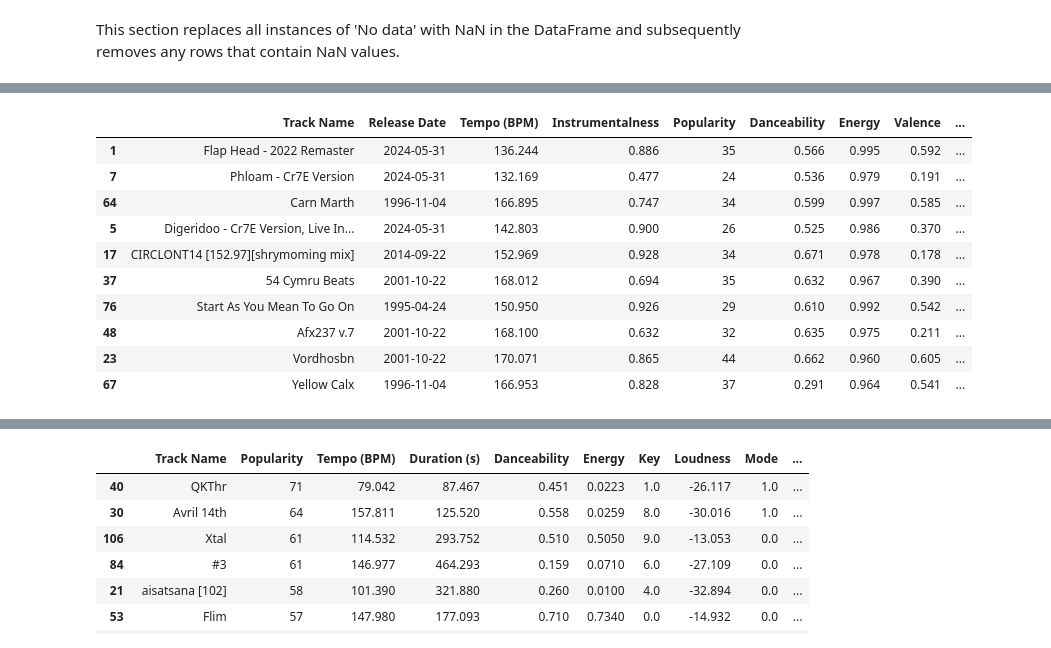
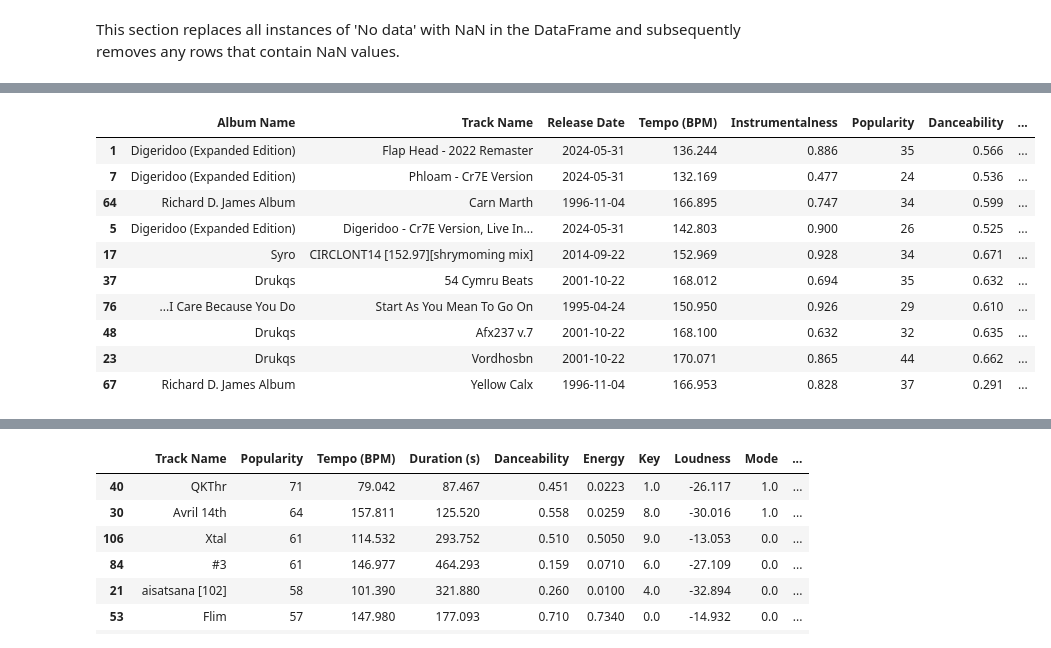
Before and after one commit to iftah-og/afx_eda, a Jupyter notebook: afx_ift1.ipynb, the cells around one changed output, grey strips where cells are left out. Saved outputs shown, nothing was run; the diff lists cells and outputs as text; code cells hidden in the pictures.

```diff
--- a/afx_ift1.ipynb
+++ b/afx_ift1.ipynb
@@ -193,45 +236,45 @@ df['AdjustedLoudnessWeight'] = 1 - df['ReleaseDateNorm']
 # Calculate the raw Bangerness score with adjusted Loudness weight
 df['Bangerness'] = (9.9 * df['Energy'] +
                     0.1 * df['Valence'] +
                     0.2 * df['Instrumentalness'] +
                     0.1 * df['AdjustedLoudnessWeight'] * df['Loudness']) - df['Acousticness']
 
 # Normalize the Bangerness score to the range [0, 1]
 min_bangerness = df['Bangerness'].min()
 max_bangerness = df['Bangerness'].max()
 df['Bangerness'] = (df['Bangerness'] - min_bangerness) / (max_bangerness - min_bangerness)
 
 # Sort DataFrame based on Bangerness
 df_sorted = df.sort_values(['Bangerness'], ascending=False)
 
 # Drop intermediate columns used for calculations
 df_sorted = df_sorted.drop(columns=['ReleaseDateNorm', 'AdjustedLoudnessWeight', 'Release Date Numeric'])
 
 # Extract the first word from 'Track Name'
 df_sorted['First Word'] = df_sorted['Track Name'].str.split().str[0]
 
 # Drop duplicates based on 'First Word', keeping the first occurrence
 df_sorted_unique = df_sorted.drop_duplicates(subset='First Word', keep='first')
 
 # Drop the 'First Word' column as it's no longer needed
 df_sorted_unique = df_sorted_unique.drop(columns=['First Word'])
 
 # Display the top 10 rows of the sorted and unique DataFrame
-df_sorted_unique[['Track Name', 'Release Date', 'Tempo (BPM)', 'Instrumentalness',
+df_sorted_unique[['Album Name', 'Track Name', 'Release Date', 'Tempo (BPM)', 'Instrumentalness',
                   'Popularity', 'Danceability', 'Energy', 'Valence', 'Loudness',
                   'Acousticness', 'Bangerness']].head(10)
 # %% [output]
-|  | Track Name | Release Date | Tempo (BPM) | Instrumentalness | Popularity | Danceability | Energy | Valence | ... |
-| 1 | Flap Head - 2022 Remaster | 2024-05-31 | 136.244 | 0.886 | 35 | 0.566 | 0.995 | 0.592 | ... |
-| 7 | Phloam - Cr7E Version | 2024-05-31 | 132.169 | 0.477 | 24 | 0.536 | 0.979 | 0.191 | ... |
-| 64 | Carn Marth | 1996-11-04 | 166.895 | 0.747 | 34 | 0.599 | 0.997 | 0.585 | ... |
-| 5 | Digeridoo - Cr7E Version, Live In... | 2024-05-31 | 142.803 | 0.900 | 26 | 0.525 | 0.986 | 0.370 | ... |
-| 17 | CIRCLONT14 [152.97][shrymoming mix] | 2014-09-22 | 152.969 | 0.928 | 34 | 0.671 | 0.978 | 0.178 | ... |
-| 37 | 54 Cymru Beats | 2001-10-22 | 168.012 | 0.694 | 35 | 0.632 | 0.967 | 0.390 | ... |
-| 76 | Start As You Mean To Go On | 1995-04-24 | 150.950 | 0.926 | 29 | 0.610 | 0.992 | 0.542 | ... |
-| 48 | Afx237 v.7 | 2001-10-22 | 168.100 | 0.632 | 32 | 0.635 | 0.975 | 0.211 | ... |
-| 23 | Vordhosbn | 2001-10-22 | 170.071 | 0.865 | 44 | 0.662 | 0.960 | 0.605 | ... |
-| 67 | Yellow Calx | 1996-11-04 | 166.953 | 0.828 | 37 | 0.291 | 0.964 | 0.541 | ... |
+|  | Album Name | Track Name | Release Date | Tempo (BPM) | Instrumentalness | Popularity | Danceability | ... |
+| 1 | Digeridoo (Expanded Edition) | Flap Head - 2022 Remaster | 2024-05-31 | 136.244 | 0.886 | 35 | 0.566 | ... |
+| 7 | Digeridoo (Expanded Edition) | Phloam - Cr7E Version | 2024-05-31 | 132.169 | 0.477 | 24 | 0.536 | ... |
+| 64 | Richard D. James Album | Carn Marth | 1996-11-04 | 166.895 | 0.747 | 34 | 0.599 | ... |
+| 5 | Digeridoo (Expanded Edition) | Digeridoo - Cr7E Version, Live In... | 2024-05-31 | 142.803 | 0.900 | 26 | 0.525 | ... |
+| 17 | Syro | CIRCLONT14 [152.97][shrymoming mix] | 2014-09-22 | 152.969 | 0.928 | 34 | 0.671 | ... |
+| 37 | Drukqs | 54 Cymru Beats | 2001-10-22 | 168.012 | 0.694 | 35 | 0.632 | ... |
+| 76 | ...I Care Because You Do | Start As You Mean To Go On | 1995-04-24 | 150.950 | 0.926 | 29 | 0.610 | ... |
+| 48 | Drukqs | Afx237 v.7 | 2001-10-22 | 168.100 | 0.632 | 32 | 0.635 | ... |
+| 23 | Drukqs | Vordhosbn | 2001-10-22 | 170.071 | 0.865 | 44 | 0.662 | ... |
+| 67 | Richard D. James Album | Yellow Calx | 1996-11-04 | 166.953 | 0.828 | 37 | 0.291 | ... |
 # %%
 # Ensure there are no NaN values in the columns
 df_sorted_unique = df_sorted_unique.dropna(subset=['Bangerness', 'Popularity'])
```
Also changed, not shown: parts of 21 cells of this notebook.
